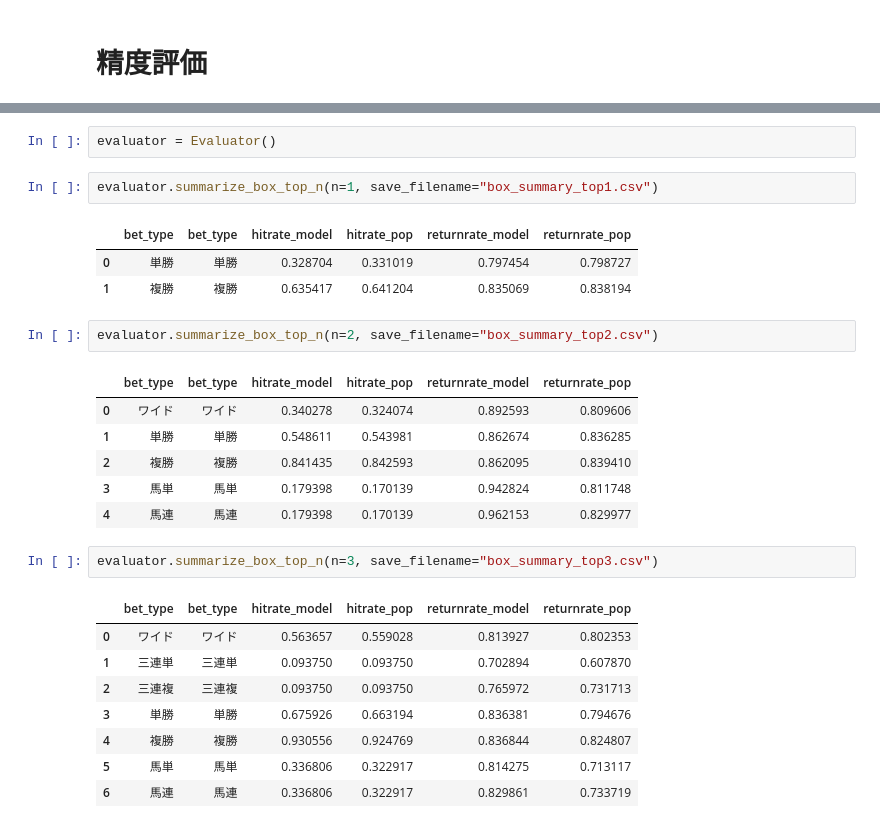
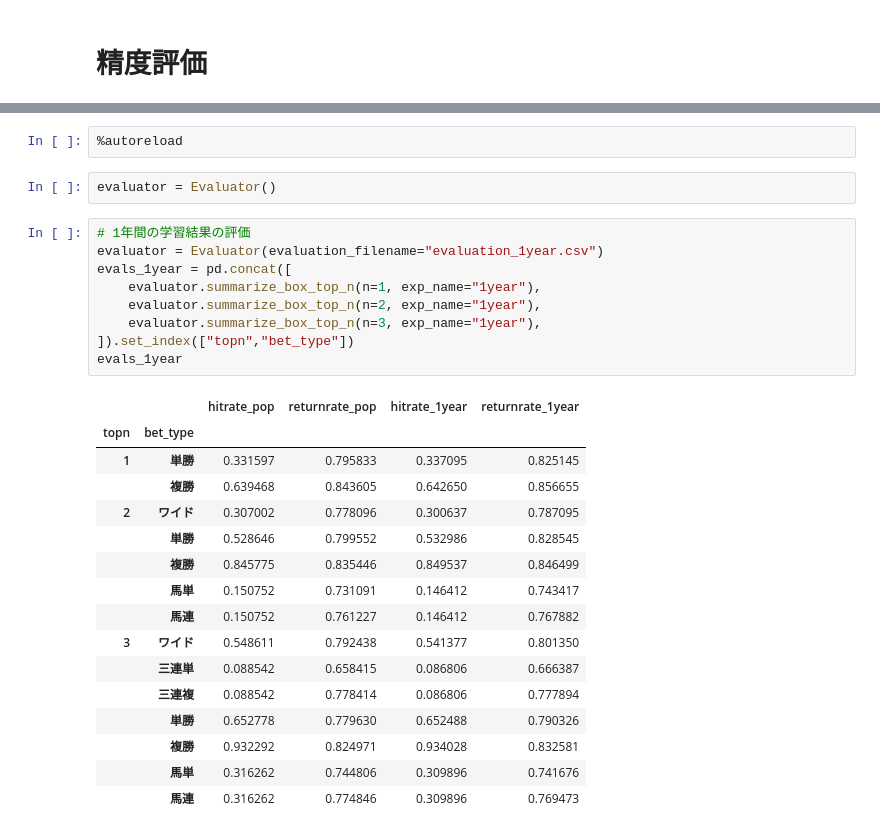
Before and after one commit to DaichiOnoe/keiba_race_ai, a Jupyter notebook: keiba_ai/3.0.1/src/test.ipynb, the cells around one changed output, grey strips where cells are left out. Cells and saved outputs as stored; diff of their text form.

```diff
--- a/keiba_ai/3.0.1/src/test.ipynb
+++ b/keiba_ai/3.0.1/src/test.ipynb
@@ -254,28 +320,30 @@ from evaluationing import Evaluator
+# %%
+%autoreload
 # %%
 evaluator = Evaluator()
-# %%
-evaluator.summarize_box_top_n(n=1, save_filename="box_summary_top1.csv")
-# %% [output]
-|  | bet_type | bet_type | hitrate_model | hitrate_pop | returnrate_model | returnrate_pop |
-| 0 | 単勝 | 単勝 | 0.328704 | 0.331019 | 0.797454 | 0.798727 |
-| 1 | 複勝 | 複勝 | 0.635417 | 0.641204 | 0.835069 | 0.838194 |
-# %%
-evaluator.summarize_box_top_n(n=2, save_filename="box_summary_top2.csv")
-# %% [output]
-|  | bet_type | bet_type | hitrate_model | hitrate_pop | returnrate_model | returnrate_pop |
-| 0 | ワイド | ワイド | 0.340278 | 0.324074 | 0.892593 | 0.809606 |
-| 1 | 単勝 | 単勝 | 0.548611 | 0.543981 | 0.862674 | 0.836285 |
-| 2 | 複勝 | 複勝 | 0.841435 | 0.842593 | 0.862095 | 0.839410 |
-| 3 | 馬単 | 馬単 | 0.179398 | 0.170139 | 0.942824 | 0.811748 |
-| 4 | 馬連 | 馬連 | 0.179398 | 0.170139 | 0.962153 | 0.829977 |
-# %%
-evaluator.summarize_box_top_n(n=3, save_filename="box_summary_top3.csv")
-# %% [output]
-|  | bet_type | bet_type | hitrate_model | hitrate_pop | returnrate_model | returnrate_pop |
-| 0 | ワイド | ワイド | 0.563657 | 0.559028 | 0.813927 | 0.802353 |
-| 1 | 三連単 | 三連単 | 0.093750 | 0.093750 | 0.702894 | 0.607870 |
-| 2 | 三連複 | 三連複 | 0.093750 | 0.093750 | 0.765972 | 0.731713 |
-| 3 | 単勝 | 単勝 | 0.675926 | 0.663194 | 0.836381 | 0.794676 |
-| 4 | 複勝 | 複勝 | 0.930556 | 0.924769 | 0.836844 | 0.824807 |
-| 5 | 馬単 | 馬単 | 0.336806 | 0.322917 | 0.814275 | 0.713117 |
-| 6 | 馬連 | 馬連 | 0.336806 | 0.322917 | 0.829861 | 0.733719 |
+# %%
+# 1年間の学習結果の評価
+evaluator = Evaluator(evaluation_filename="evaluation_1year.csv")
+evals_1year = pd.concat([
+    evaluator.summarize_box_top_n(n=1, exp_name="1year"),
+    evaluator.summarize_box_top_n(n=2, exp_name="1year"),
+    evaluator.summarize_box_top_n(n=3, exp_name="1year"),
+]).set_index(["topn","bet_type"])
+evals_1year
+# %% [output]
+|  |  | hitrate_pop | returnrate_pop | hitrate_1year | returnrate_1year |
+| topn | bet_type |  |  |  |  |
+| 1 | 単勝 | 0.331597 | 0.795833 | 0.337095 | 0.825145 |
+|  | 複勝 | 0.639468 | 0.843605 | 0.642650 | 0.856655 |
+| 2 | ワイド | 0.307002 | 0.778096 | 0.300637 | 0.787095 |
+|  | 単勝 | 0.528646 | 0.799552 | 0.532986 | 0.828545 |
+|  | 複勝 | 0.845775 | 0.835446 | 0.849537 | 0.846499 |
+|  | 馬単 | 0.150752 | 0.731091 | 0.146412 | 0.743417 |
+|  | 馬連 | 0.150752 | 0.761227 | 0.146412 | 0.767882 |
+| 3 | ワイド | 0.548611 | 0.792438 | 0.541377 | 0.801350 |
+|  | 三連単 | 0.088542 | 0.658415 | 0.086806 | 0.666387 |
+|  | 三連複 | 0.088542 | 0.778414 | 0.086806 | 0.777894 |
+|  | 単勝 | 0.652778 | 0.779630 | 0.652488 | 0.790326 |
+|  | 複勝 | 0.932292 | 0.824971 | 0.934028 | 0.832581 |
+|  | 馬単 | 0.316262 | 0.744806 | 0.309896 | 0.741676 |
+|  | 馬連 | 0.316262 | 0.774846 | 0.309896 | 0.769473 |
```
Also changed, not shown: parts of 24 cells of this notebook, 7 other files.
